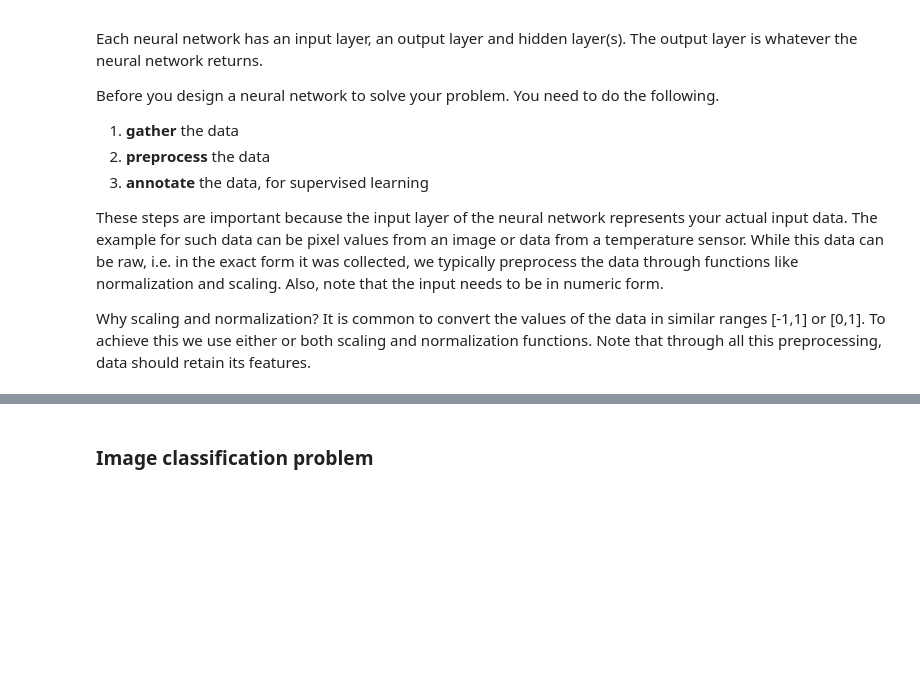
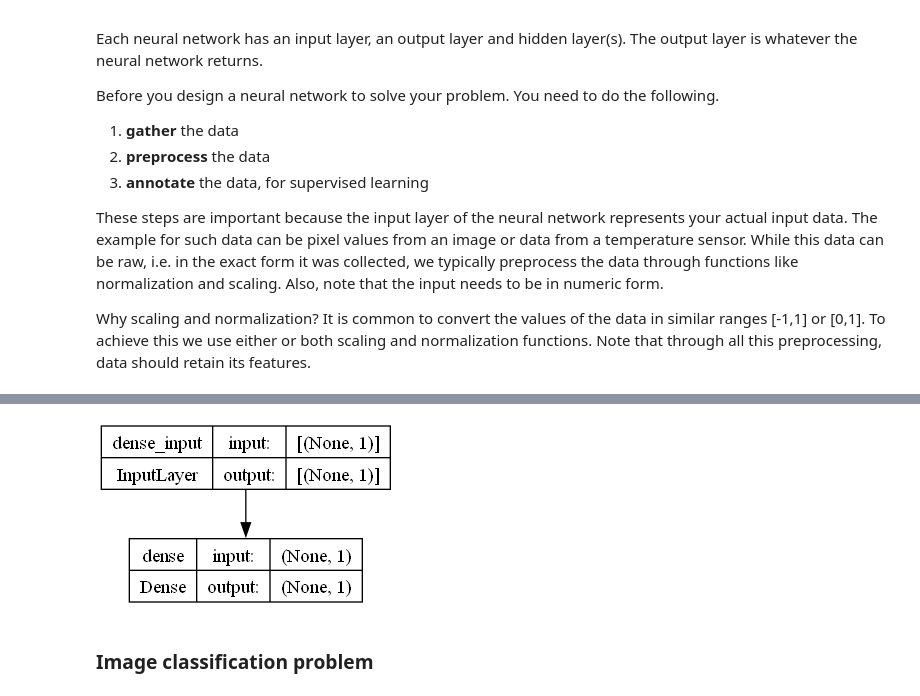
Before and after one commit to ashishbhatti/data-science-portfolio, a Jupyter notebook: nn-from-scratch-python/1-introducing neural networks.ipynb, the cells around one changed output, grey strips where cells are left out. Saved outputs shown, nothing was run; the diff lists cells and outputs as text; code cells hidden in the pictures; blank space fills up the shorter version.

Commit message:
Adding single neuron example

```diff
--- a/nn-from-scratch-python/1-introducing neural networks.ipynb
+++ b/nn-from-scratch-python/1-introducing neural networks.ipynb
@@ -175,0 +188,27 @@ It is common to convert the values of the data in similar ranges \[-1,1] or \[0,
+# %%
+import tensorflow as tf
+from tensorflow import keras
+import numpy as np
+
+# Define neural network architecture
+model = keras.Sequential([
+    keras.layers.Dense(units=1, input_shape=[1])
+])
+
+# Compile the model
+model.compile(
+    optimizer ='sgd',
+    loss='mean_squared_error'
+)
+
+# Training data
+xs = np.array([-1.0, 0.0, 1.0, 2.0, 3.0, 4.0], dtype=float)
+ys = np.array([-3.0, -1.0, 1.0, 3.0, 5.0, 7.0], dtype=float)
+
+model.fit(xs, ys, epochs=300)
+
+# Inference
+print(model.predict([10.0]))
+
+# Print a summary of the model's architecture
+model.summary()
@@ -176,3 +233,16 @@ It is common to convert the values of the data in similar ranges \[-1,1] or \[0,
+# %%
+# Visualizing your model
+
+# import visualkeras as vk
+# vk.layered_view(model)
+
+# from keras_visualizer import visualizer
+# visualizer(model, file_name='example_1', file_format='png', view=False)
+
+from tensorflow.keras.utils import plot_model
+plot_model(model, to_file='single_neuron_model.png', show_shapes=True, show_layer_names=True)
+# %% [output]
+[figure, added]
 # %% [markdown]
 ### Image classification problem
 # %%
```
Also changed, not shown: parts of 2 cells of this notebook, 2 other files.
